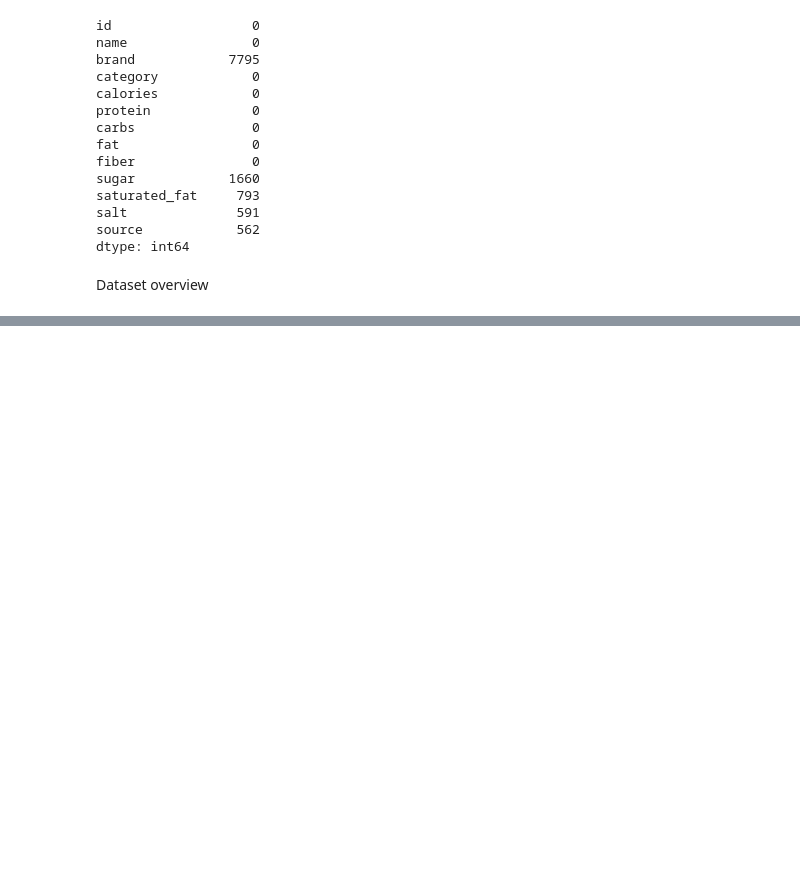
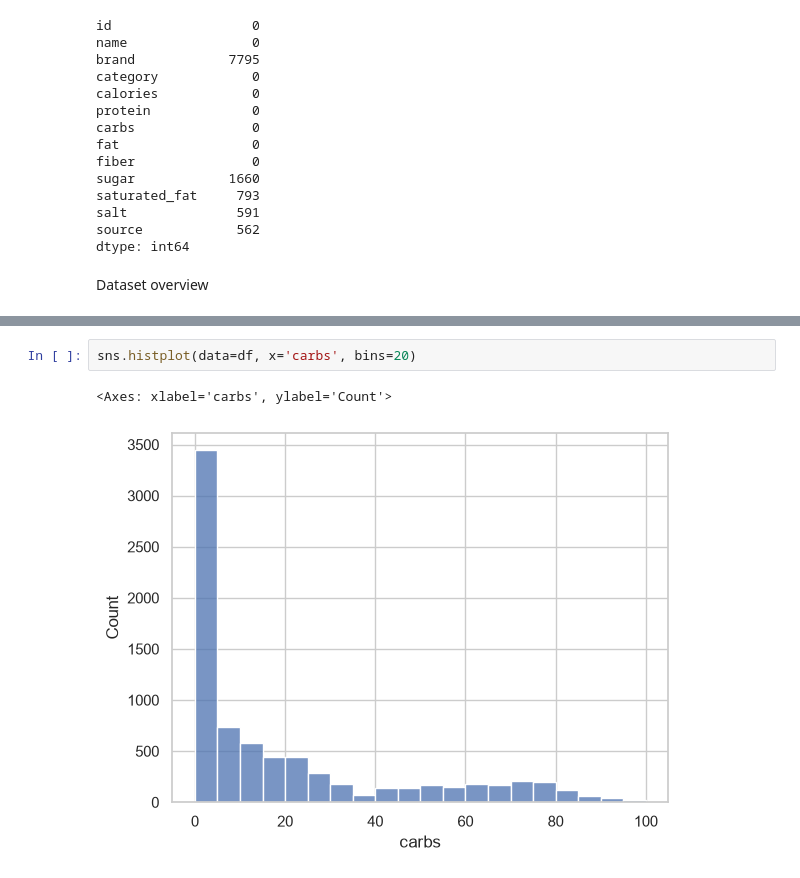
Before and after one commit to BryantChen0/EDA, a Jupyter notebook: EDA.ipynb, the cells around one changed output, grey strips where cells are left out. Drawn from its saved outputs; the diff is of its cells as text; blank space fills up the shorter version.

```diff
--- a/EDA.ipynb
+++ b/EDA.ipynb
@@ -113,0 +107,5 @@ From the previous three boxplots, all the outliers are higher than the other dat
+# %%
+sns.histplot(data=df, x='carbs', bins=20)
+# %% [output]
+<Axes: xlabel='carbs', ylabel='Count'>
+[figure, added]
```
Also changed, not shown: parts of 22 cells of this notebook.
